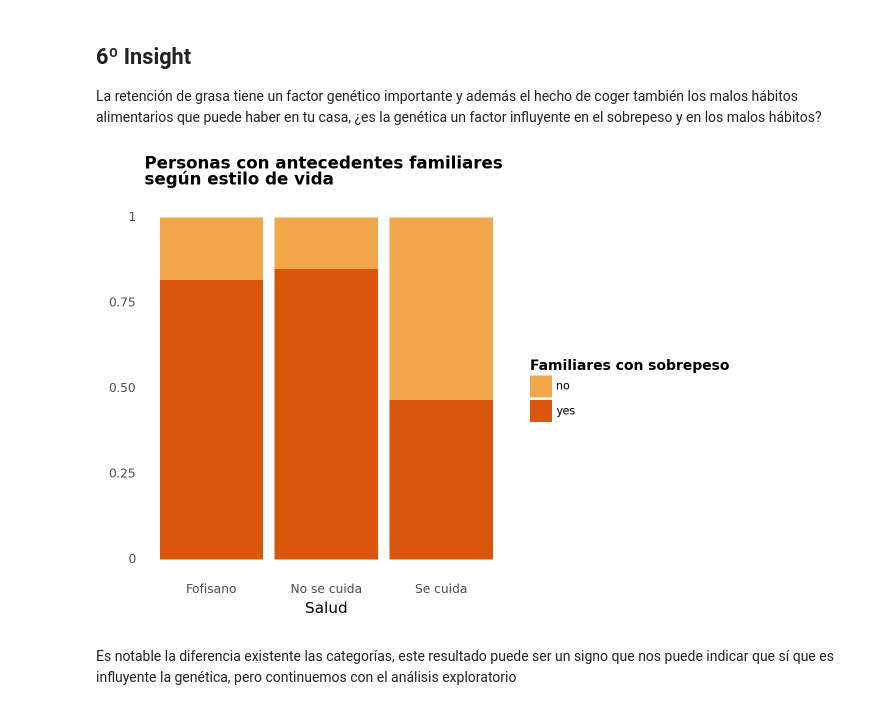
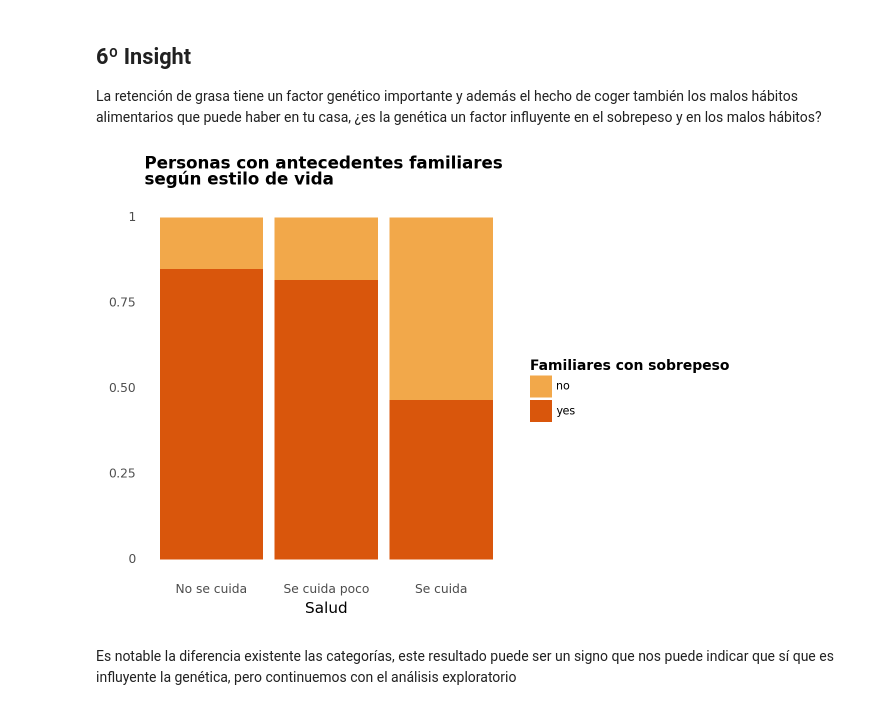
Before and after one commit to alexbaru2001/Trabajo_en_grupo, a Jupyter notebook: Trabajo_final.ipynb, the cells around one changed output. Saved outputs shown, nothing was run; the diff lists cells and outputs as text; code cells hidden in the pictures.

```diff
--- a/Trabajo_final.ipynb
+++ b/Trabajo_final.ipynb
@@ -486,7 +490,7 @@ dieta_no_sana_condiciones=(~dieta_sana_condiciones) & ((obesidad_limpio['water']
     (obesidad_limpio['SMOKE'] == 'yes'))
 # %%
 obesidad_limpio.loc[dieta_no_sana_condiciones,'Salud']='No se cuida'
-obesidad_limpio.loc[(~dieta_no_sana_condiciones)&(~dieta_sana_condiciones),'Salud']='Fofisano'
+obesidad_limpio.loc[(~dieta_no_sana_condiciones)&(~dieta_sana_condiciones),'Salud']='Se cuida poco'
 # %%
 obesidad_limpio['Salud'].value_counts().reset_index()
 # %% [output]
@@ -689,19 +699,20 @@ La retención de grasa tiene un factor genético importante y además el hecho d
 # %%
 plot7= (ggplot(obesidad_limpio, aes(x='Salud', fill='family_history_with_overweight')) +
         geom_bar(position='fill')+
         scale_fill_manual(values=["#F2A84A", "#D9560C"],
                           name="Familiares con sobrepeso")+
         labs(y="",
              title="Personas con antecedentes familiares \nsegún estilo de vida")+
         theme(panel_background = element_blank(),
               axis_ticks=element_blank(),
               plot_title = element_text(hjust = 0.5, size = 12,weight='bold'),
               legend_text=element_text(size=8),
               legend_title=element_text(size=10,weight='bold'))
        )
 print(plot7)
+plot7.save(filename=f'estilo lucia.png', format='png')
 # %% [output]
-[figure, old version]
+[figure, new version]
 # %% [markdown]
 Es notable la diferencia existente las categorías, este resultado puede ser un signo que nos puede indicar que sí que es influyente la genética, pero continuemos con el análisis exploratorio
 # %%
```
Also changed, not shown: parts of 14 cells of this notebook, 8 other files.
